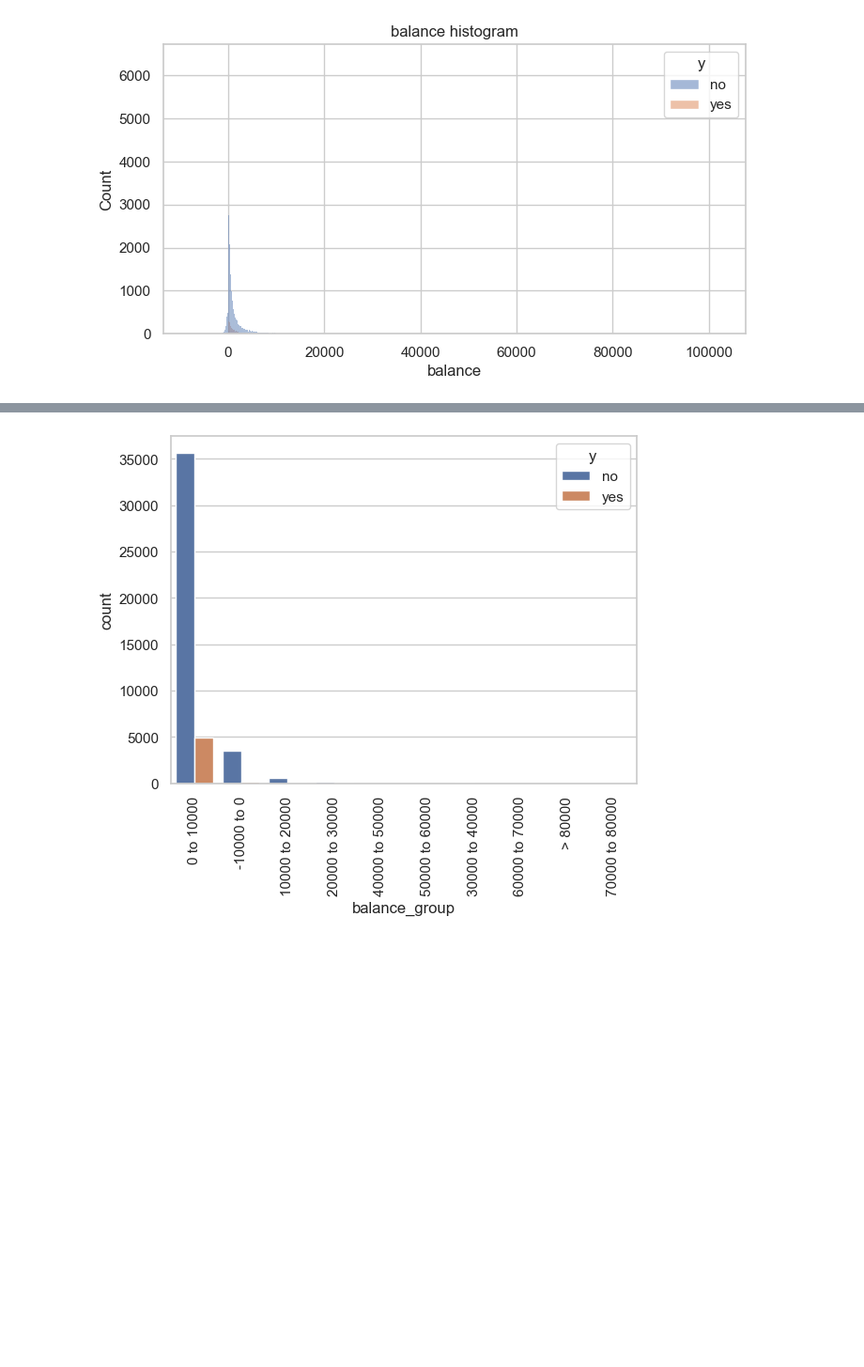
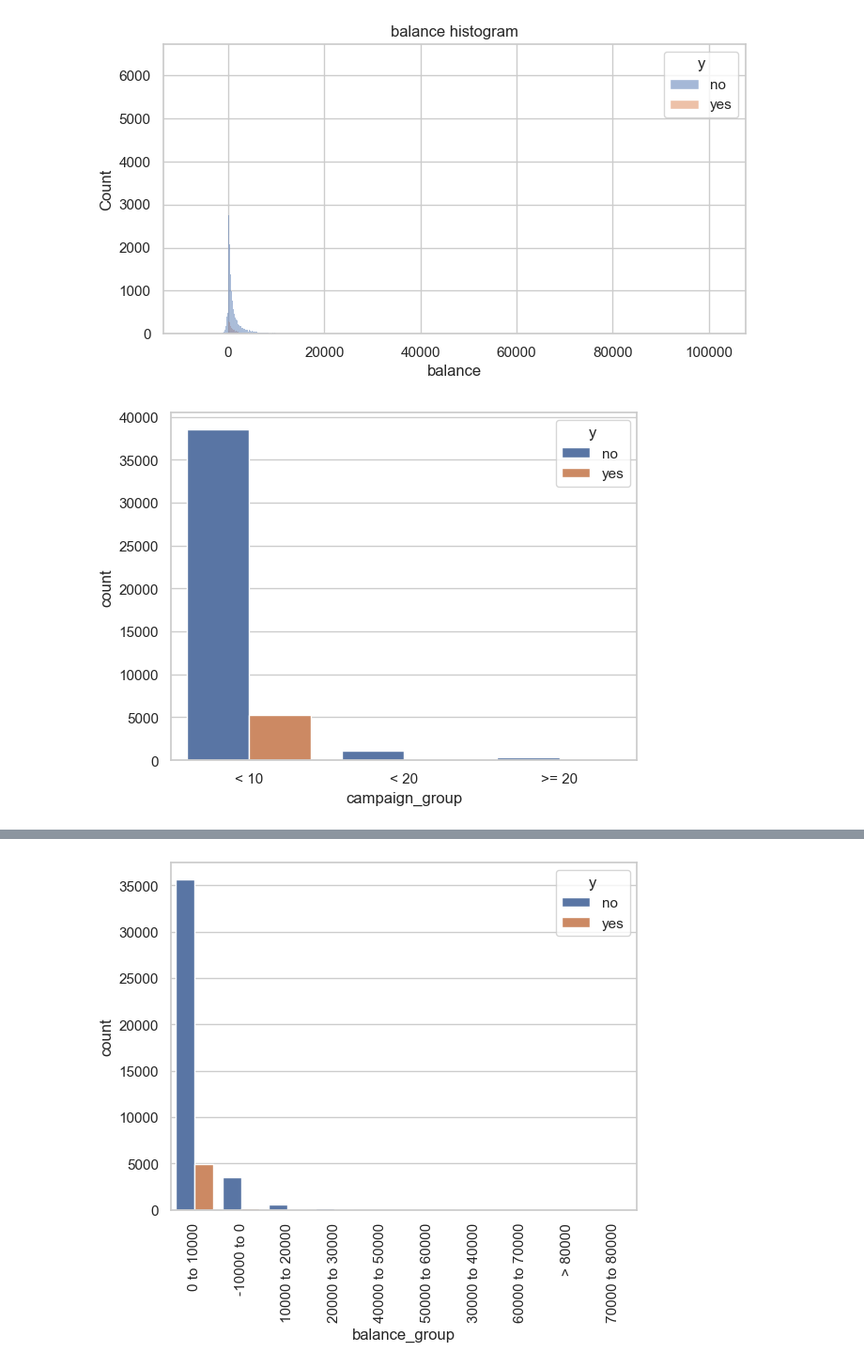
Before and after one commit to GemsLoveNLP/EDA, a Jupyter notebook: DataSet2EDA.ipynb, the cells around one changed output, grey strips where cells are left out. Shown at 94% size. Drawn from its saved outputs; the diff is of its cells as text; code cells hidden in the pictures; blank space fills up the shorter version.

```diff
--- a/DataSet2EDA.ipynb
+++ b/DataSet2EDA.ipynb
@@ -310,0 +284,31 @@ for index, row in train.iterrows():
+# %%
+new_col = 'campaign_group'
+train[new_col] = ''
+for index, row in train.iterrows():
+    r = row['campaign']
+    if r < 10:
+        train.at[index, new_col] = '< 10'
+    elif r < 20:
+        train.at[index, new_col] = '< 20'
+    else:
+        train.at[index, new_col] = '>= 20'
+
+
+# Print the first few rows of the dataframe to verify the new column
+# %%
+new_col = 'campaign_group'
+train[new_col] = ''
+for index, row in train.iterrows():
+    r = row['campaign']
+    if r < 10:
+        train.at[index, new_col] = '< 10'
+    elif r < 20:
+        train.at[index, new_col] = '< 20'
+    else:
+        train.at[index, new_col] = '>= 20'
+
+sns.set_theme(style="whitegrid")
+sns.countplot(x=train['campaign_group'], data=train, hue='y')
+plt.show()
+# %% [output]
+[figure, added]
```
Also changed, not shown: parts of 11 cells of this notebook, 4 other files.
